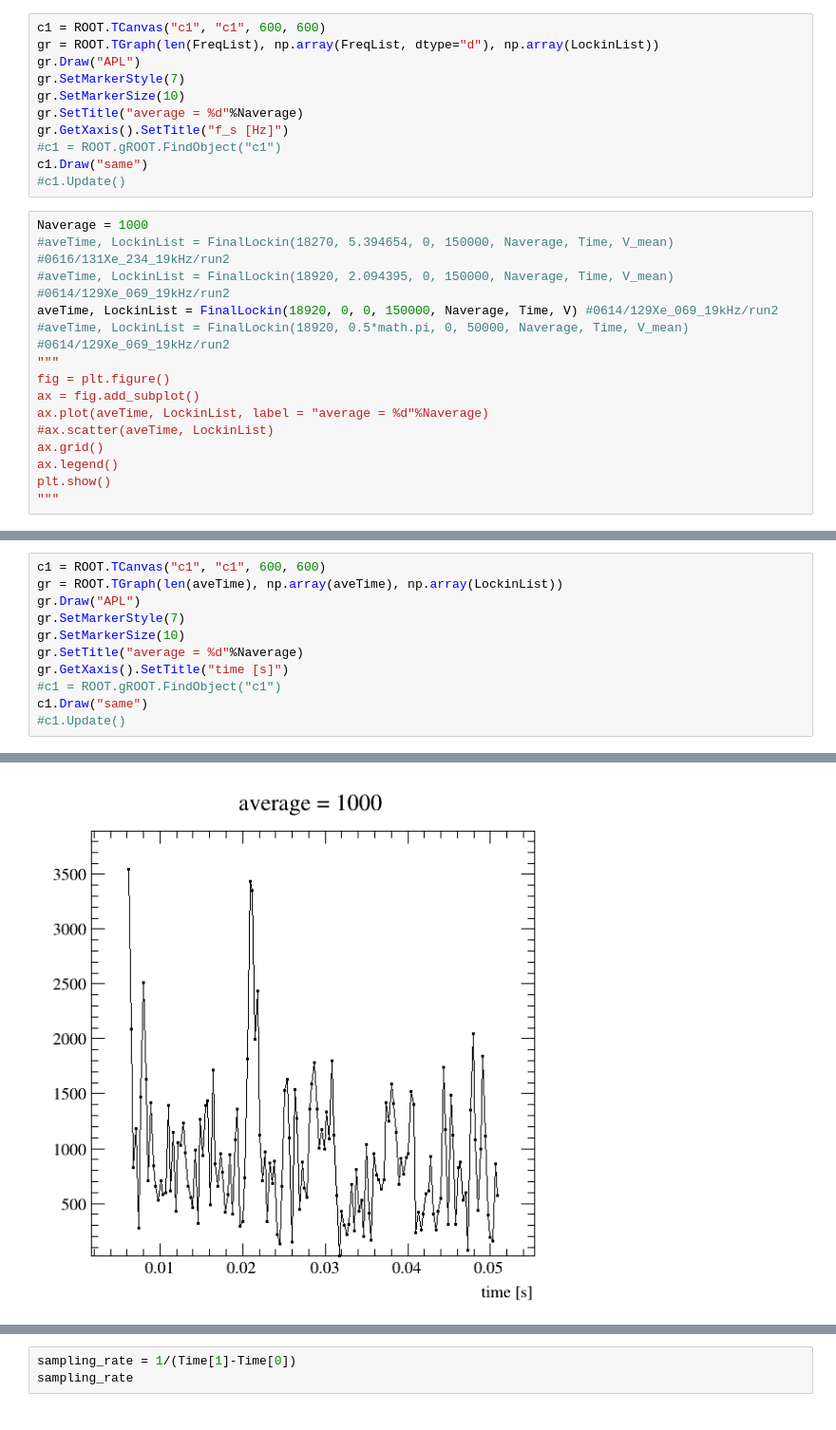
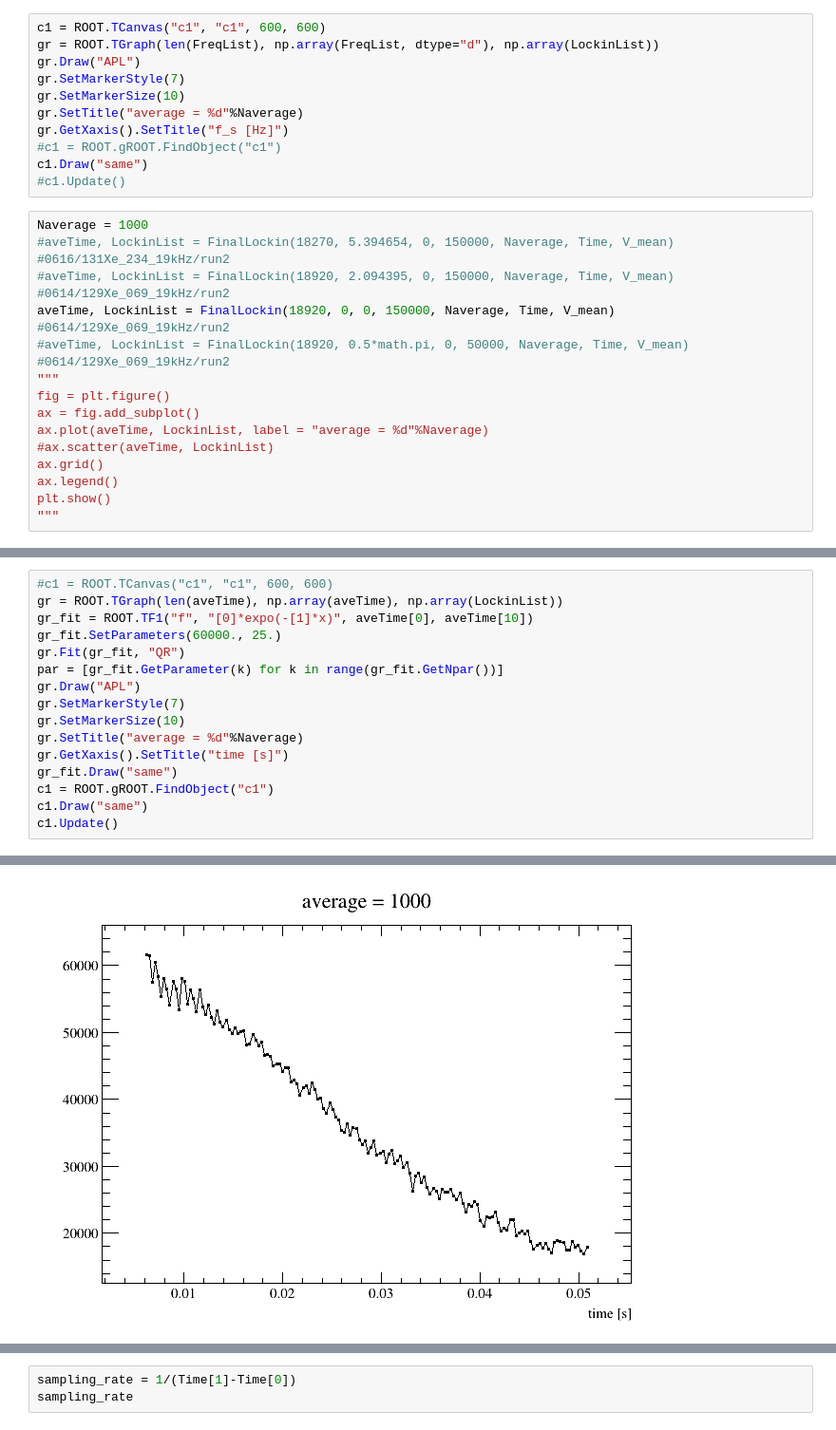
Before and after one commit to GakutaroNishimura/FIDNMR, a Jupyter notebook: FindFreqLockin.ipynb, the cells around one changed output, grey strips where cells are left out. Shown at 95% size. Drawn from its saved outputs; the diff is of its cells as text.

```diff
--- a/FindFreqLockin.ipynb
+++ b/FindFreqLockin.ipynb
@@ -174,7 +174,7 @@ c1.Draw("same")
 Naverage = 1000
 #aveTime, LockinList = FinalLockin(18270, 5.394654, 0, 150000, Naverage, Time, V_mean) #0616/131Xe_234_19kHz/run2
 #aveTime, LockinList = FinalLockin(18920, 2.094395, 0, 150000, Naverage, Time, V_mean) #0614/129Xe_069_19kHz/run2
-aveTime, LockinList = FinalLockin(18920, 0, 0, 150000, Naverage, Time, V) #0614/129Xe_069_19kHz/run2
+aveTime, LockinList = FinalLockin(18920, 0, 0, 150000, Naverage, Time, V_mean) #0614/129Xe_069_19kHz/run2
 #aveTime, LockinList = FinalLockin(18920, 0.5*math.pi, 0, 50000, Naverage, Time, V_mean) #0614/129Xe_069_19kHz/run2
 """
 fig = plt.figure()
@@ -190,13 +190,18 @@ Execution time normal: 0.06295394897460938 seconds
 '\nfig = plt.figure()\nax = fig.add_subplot()\nax.plot(aveTime, LockinList, label = "average = %d"%Naverage)\n#ax.scatter(aveTime, LockinList)\nax.grid()\nax.legend()\nplt.show()\n'
 # %%
-c1 = ROOT.TCanvas("c1", "c1", 600, 600)
+#c1 = ROOT.TCanvas("c1", "c1", 600, 600)
 gr = ROOT.TGraph(len(aveTime), np.array(aveTime), np.array(LockinList))
+gr_fit = ROOT.TF1("f", "[0]*expo(-[1]*x)", aveTime[0], aveTime[10])
+gr_fit.SetParameters(60000., 25.)
+gr.Fit(gr_fit, "QR")
+par = [gr_fit.GetParameter(k) for k in range(gr_fit.GetNpar())]
 gr.Draw("APL")
 gr.SetMarkerStyle(7)
 gr.SetMarkerSize(10)
 gr.SetTitle("average = %d"%Naverage)
 gr.GetXaxis().SetTitle("time [s]")
-#c1 = ROOT.gROOT.FindObject("c1")
+gr_fit.Draw("same")
+c1 = ROOT.gROOT.FindObject("c1")
 c1.Draw("same")
-#c1.Update()
+c1.Update()
 # %% [output]
@@ -204 +208 @@ Warning in <TCanvas::Constructor>: Deleting canvas with same name: c1
-[figure, old version]
+[figure, new version]
```
Also changed, not shown: parts of 4 cells of this notebook, 40 other files.
